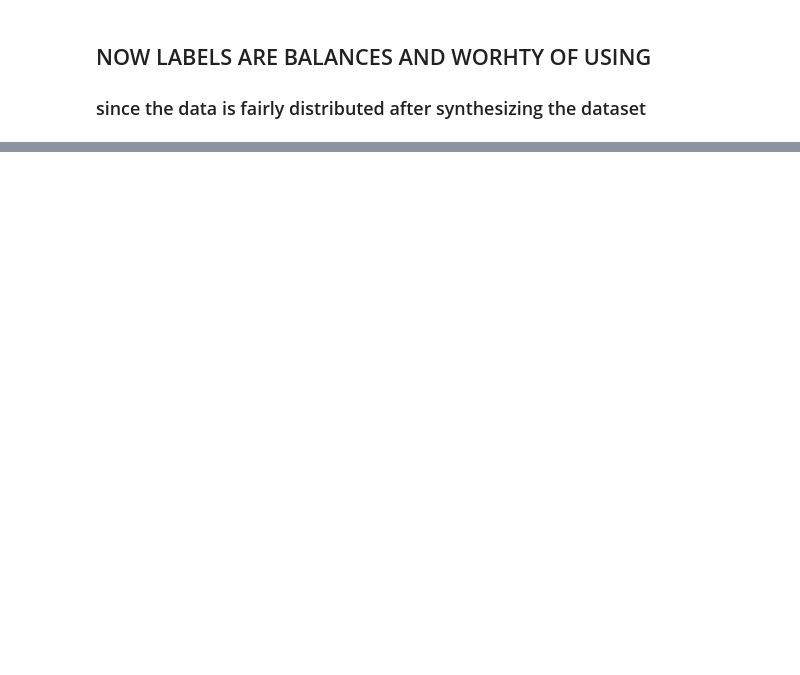
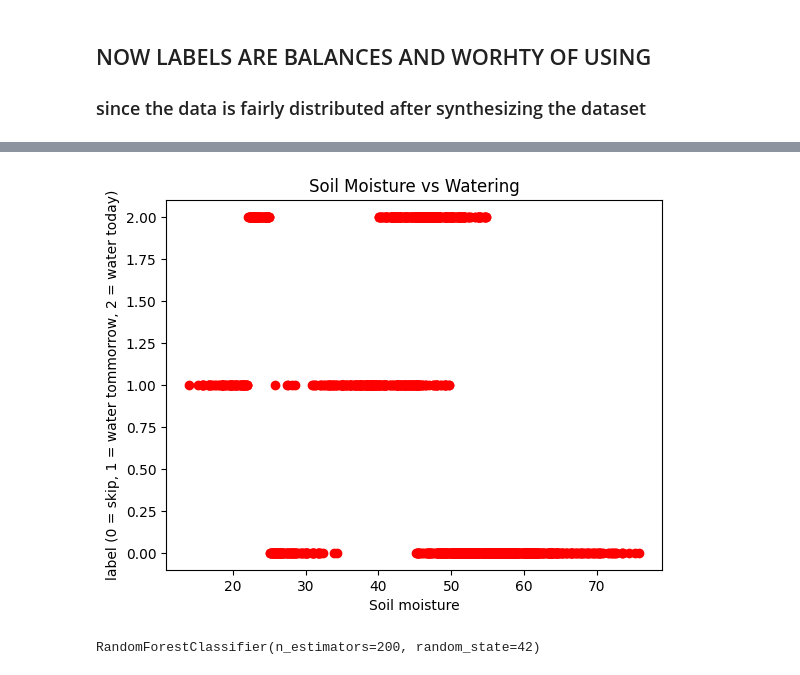
Before and after one commit to Omar-oymk/Watering_Predictior_ml, a Jupyter notebook: Watering_Predictor.ipynb, the cells around one changed output, grey strips where cells are left out. Saved outputs shown, nothing was run; the diff lists cells and outputs as text; code cells hidden in the pictures; blank space fills up the shorter version.

Commit message:
trained the model and did the evaluation

```diff
--- a/Watering_Predictor.ipynb
+++ b/Watering_Predictor.ipynb
@@ -29,0 +66,23 @@ df.sample()
+# %%
+plt.scatter(X.soil_moisture, y_encoded, color = 'red')
+plt.xlabel("Soil moisture")
+plt.ylabel("label (0 = skip, 1 = water tommorrow, 2 = water today)")
+plt.title("Soil Moisture vs Watering")
+plt.show()
+# %% [output]
+[figure, added]
+# %%
+from sklearn.model_selection import train_test_split
+X_train, X_test, y_train, y_test = train_test_split(X, y, test_size= 0.2, random_state=42, stratify = y)
+
+from sklearn.ensemble import RandomForestClassifier
+from sklearn.metrics import classification_report, confusion_matrix, accuracy_score
+
+rf = RandomForestClassifier(
+    n_estimators=200,
+    random_state= 42
+)
+
+rf.fit(X_train, y_train)
+# %% [output]
+RandomForestClassifier(n_estimators=200, random_state=42)
```
Also changed, not shown: parts of 7 cells of this notebook.
